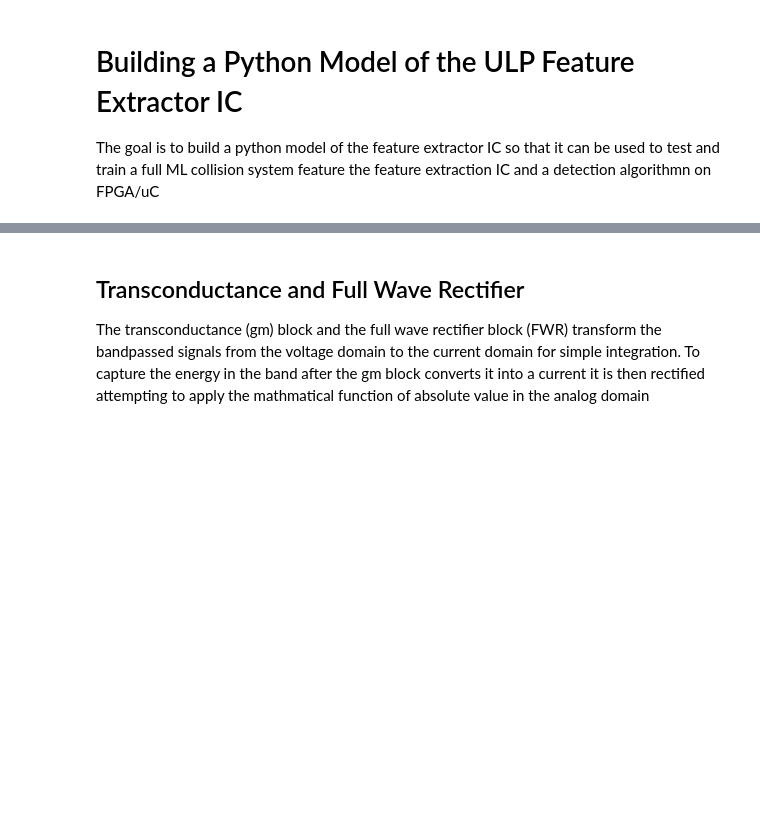
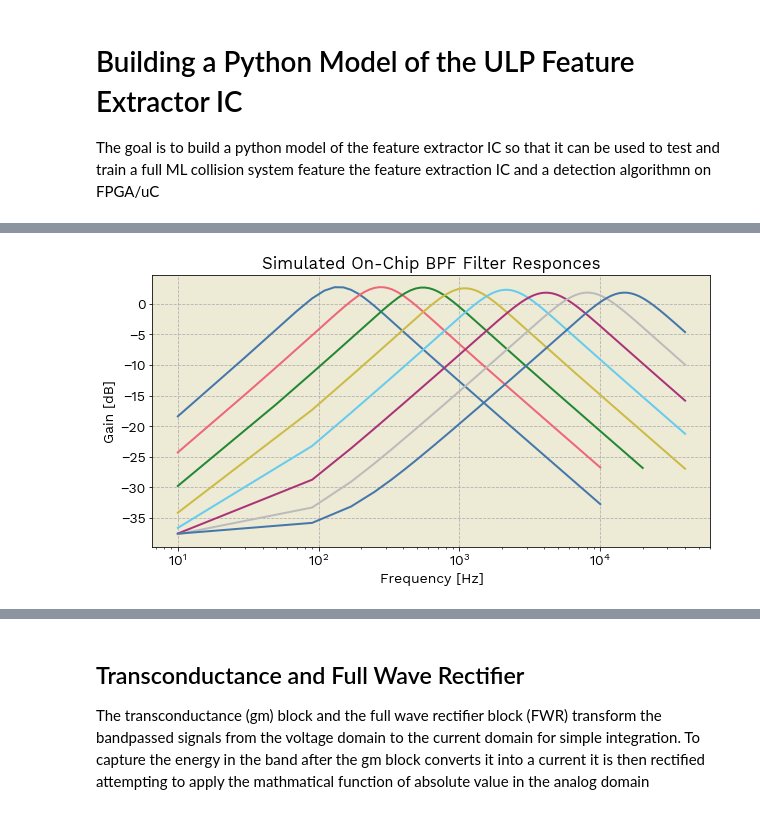
Before and after one commit to clocktop/feature_extractor_model, a Jupyter notebook: feature_extractor_model_exploration.ipynb, the cells around one changed output, grey strips where cells are left out. Cells and saved outputs as stored; diff of their text form; code cells hidden in the pictures; blank space fills up the shorter version.

```diff
--- a/feature_extractor_model_exploration.ipynb
+++ b/feature_extractor_model_exploration.ipynb
@@ -4,0 +8,9 @@ The goal is to build a python model of the feature extractor IC so that it can b
+# %%
+import numpy as np
+import pandas as pd
+import matplotlib.pyplot as plt
+
+plt.style.use('./new_plot_style.mplstyle')
+
+img_path = './img/bpf/'
+data_path = './data/'
@@ -4,0 +20,4 @@ The goal is to build a python model of the feature extractor IC so that it can b
+# %%
+bpf_import = pd.read_csv("./data/filters.csv")
+
+bpf_import.head()
@@ -4,0 +31,13 @@ The goal is to build a python model of the feature extractor IC so that it can b
+# %%
+col = bpf_import.columns
+fig,ax = plt.subplots(1,figsize=[10,5], sharex=True)
+i = 0
+while i<len(col):
+    ax.semilogx(bpf_import[col[i]], bpf_import[col[i+1]],linewidth=2)
+    i = i +2
+ax.set_xlabel("Frequency [Hz]")
+ax.set_ylabel("Gain [dB]")
+ax.set_title("Simulated On-Chip BPF Filter Responces")
+fig.savefig(img_path+"sim_onchip_bpf_responce.svg")
+# %% [output]
+[figure, added]
```
Also changed, not shown: parts of 27 cells of this notebook, 8 other files.
